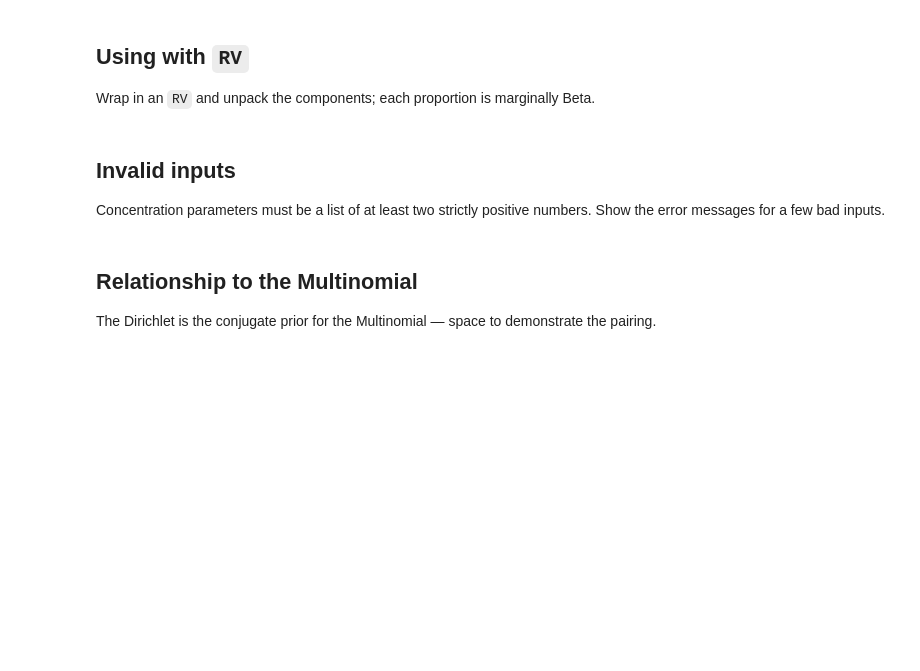
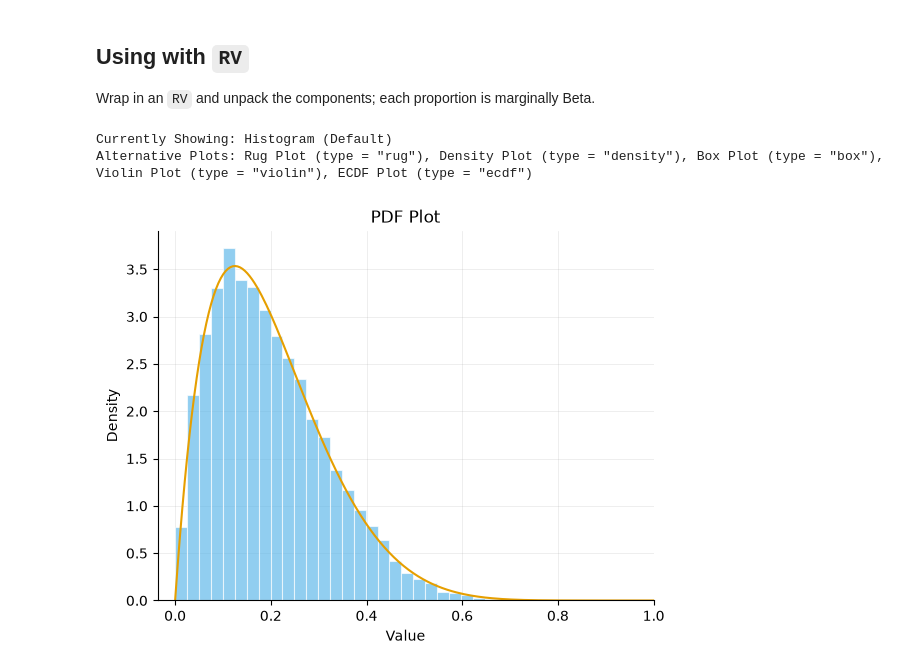
Before and after one commit to calpoly-symbulate/symbulate, a Jupyter notebook: team/new_distribution_demos/dirichlet_demo.ipynb, the cells around one changed output. Drawn from its saved outputs; the diff is of its cells as text; code cells hidden in the pictures; blank space fills up the shorter version.

```diff
--- a/team/new_distribution_demos/dirichlet_demo.ipynb
+++ b/team/new_distribution_demos/dirichlet_demo.ipynb
@@ -32,11 +59,11 @@ Evaluate the probability density at a point on the simplex (the point must sum t
 ## Using with `RV`
 
 Wrap in an `RV` and unpack the components; each proportion is marginally Beta.
-# %% [markdown]
-## Invalid inputs
-
-Concentration parameters must be a list of at least two strictly positive numbers. Show the error messages for a few bad inputs.
-# %% [markdown]
-## Relationship to the Multinomial
-
-The Dirichlet is the conjugate prior for the Multinomial — space to demonstrate the pairing.
+# %%
+p1, p2, p3 = RV(Dirichlet(alpha=[2, 3, 5]))
+p1.sim(10000).plot()
+Beta(2, 8).plot()
+# %% [output]
+Currently Showing: Histogram (Default)
+Alternative Plots: Rug Plot (type = "rug"), Density Plot (type = "density"), Box Plot (type = "box"), Violin Plot (type = "violin"), ECDF Plot (type = "ecdf")
+[figure, added]
```
Also changed, not shown: parts of 14 cells of this notebook.
